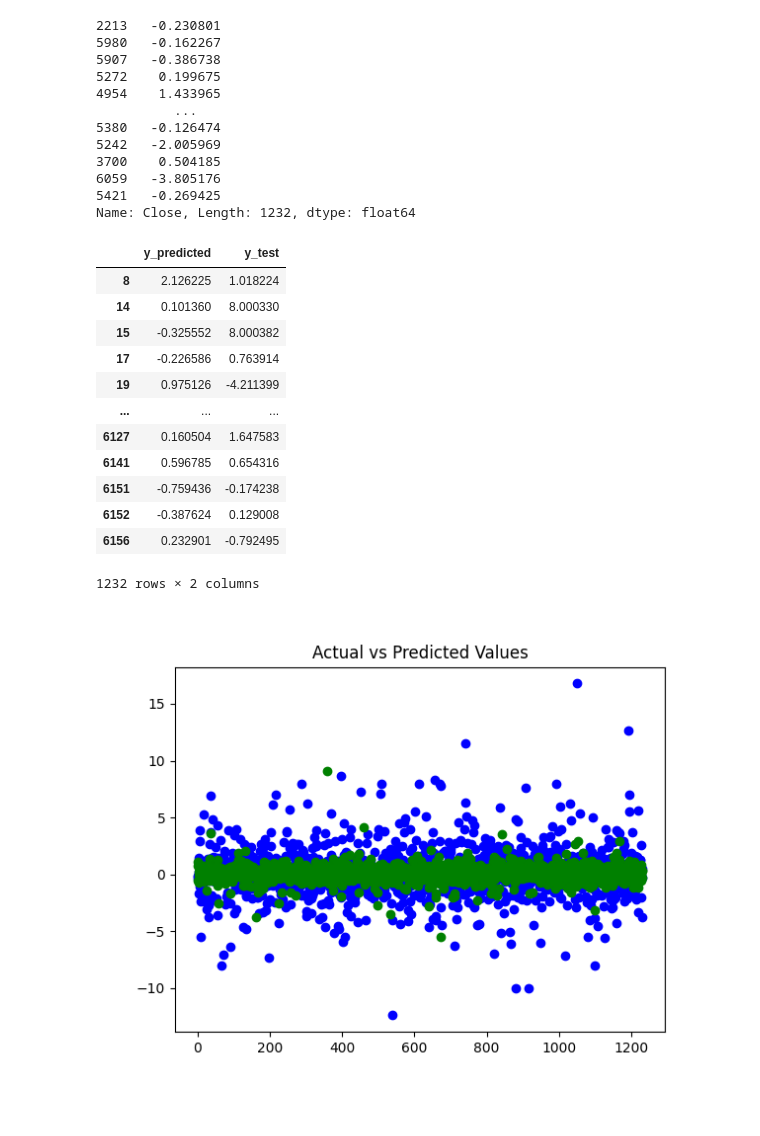
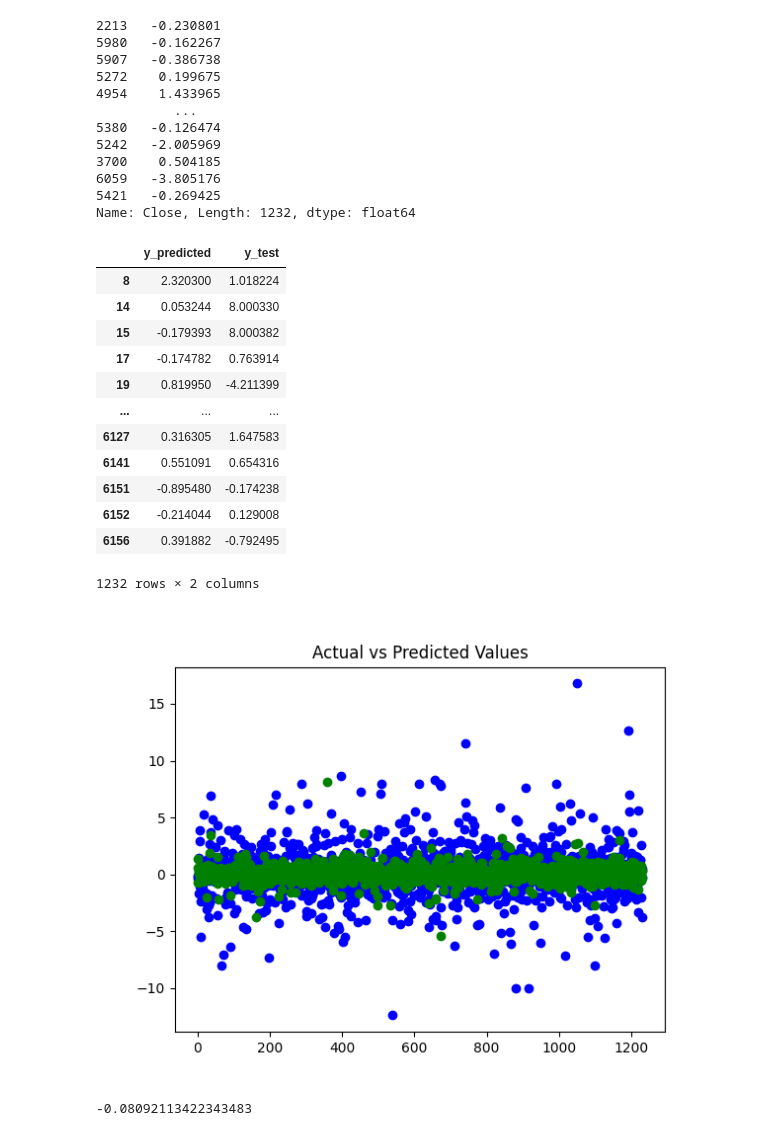
Before and after one commit to Ovaserashid/Stockmarketanalysis, a Jupyter notebook: Machine_Learning/regressor_model.ipynb, the cells around one changed output. Cells and saved outputs as stored; diff of their text form; code cells hidden in the pictures.

```diff
--- a/Machine_Learning/regressor_model.ipynb
+++ b/Machine_Learning/regressor_model.ipynb
@@ -22,7 +22,7 @@ data
 | 6159 | 3937500 | 1861.655518 | 1874.222341 | 1870.450946 | 1842.810287 | 1792.745154 | 1695.563633 | 1538.245455 | -8.653543 | 49.588099 |
 6160 rows × 10 columns
 # %%
-features = data.drop(columns=['Close', 'EMA200'])
+features = data.drop(columns=['Close'])
 close_prices = data['Close']
 features
 # %% [output]
@@ -180,25 +180,33 @@ df2['y_test'] = y_test_series
 df2.sort_index()
 # %% [output]
 |  | y_predicted | y_test |
-| 8 | 2.126225 | 1.018224 |
-| 14 | 0.101360 | 8.000330 |
-| 15 | -0.325552 | 8.000382 |
-| 17 | -0.226586 | 0.763914 |
-| 19 | 0.975126 | -4.211399 |
+| 8 | 2.320300 | 1.018224 |
+| 14 | 0.053244 | 8.000330 |
+| 15 | -0.179393 | 8.000382 |
+| 17 | -0.174782 | 0.763914 |
+| 19 | 0.819950 | -4.211399 |
 | ... | ... | ... |
-| 6127 | 0.160504 | 1.647583 |
-| 6141 | 0.596785 | 0.654316 |
-| 6151 | -0.759436 | -0.174238 |
-| 6152 | -0.387624 | 0.129008 |
-| 6156 | 0.232901 | -0.792495 |
+| 6127 | 0.316305 | 1.647583 |
+| 6141 | 0.551091 | 0.654316 |
+| 6151 | -0.895480 | -0.174238 |
+| 6152 | -0.214044 | 0.129008 |
+| 6156 | 0.391882 | -0.792495 |
 1232 rows × 2 columns
 # %%
 %matplotlib widget
 import matplotlib.pyplot as plt
+plt.figure()
 plt.clf()
 plt.scatter(range(len(y_test)), y_test, color='Blue', label='Actual')
 plt.scatter(range(len(predictions)), predictions, color='Green', label='Predicted')
 plt.title('Actual vs Predicted Values')
 plt.show()
 # %% [output]
-[figure, old version]
+[figure, new version]
+# %%
+model_regressor_non_standard = RandomForestRegressor(n_estimators=100, random_state=42)
+model_regressor_non_standard.fit(X_train, y_train)
+predictions_non_standard = model_regressor_non_standard.predict(X_test)
+model_regressor_non_standard.score(X_test, y_test)
+# %% [output]
+-0.08092113422343483
```
Also changed, not shown: parts of 11 cells of this notebook.
